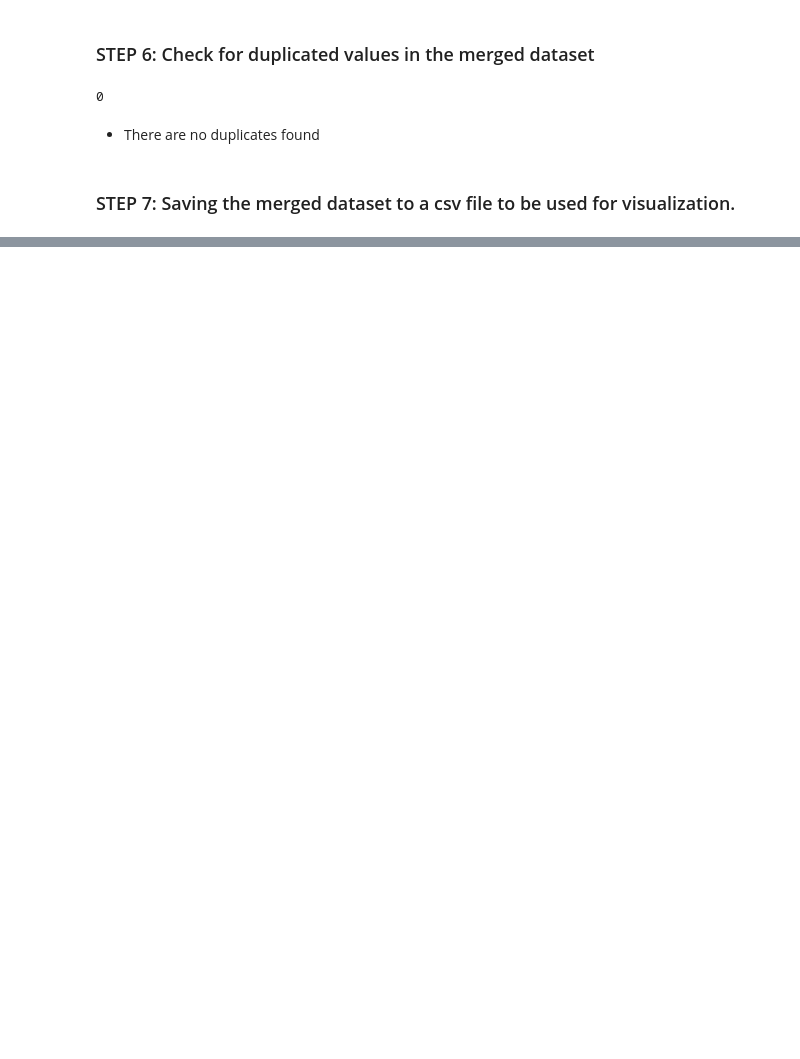
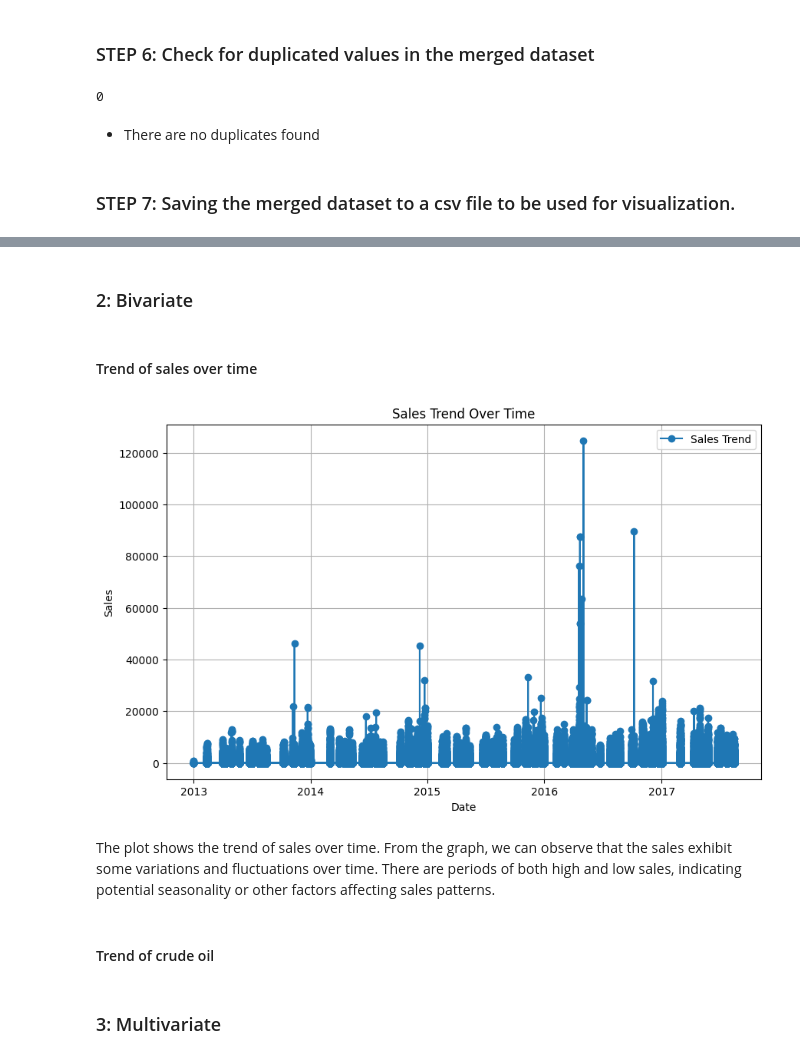
Before and after one commit to analystdee/LP3-Reggression-project, a Jupyter notebook: file.ipynb, the cells around one changed output, grey strips where cells are left out. Cells and saved outputs as stored; diff of their text form; code cells hidden in the pictures; blank space fills up the shorter version.

```diff
--- a/file.ipynb
+++ b/file.ipynb
@@ -515,0 +612,4 @@ merged_data.head()
+# %% [markdown]
+### 2: Bivariate
+# %% [markdown]
+#### Trend of sales over time
@@ -515,0 +625,16 @@ merged_data.head()
+# %%
+
+plt.figure(figsize=(10, 6))
+plt.plot(merged_data['date'], merged_data['sales'], label='Sales Trend', marker='o', linestyle='-')
+plt.xlabel('Date')
+plt.ylabel('Sales')
+plt.title('Sales Trend Over Time')
+plt.grid(True)
+plt.legend()
+plt.show()
+# %% [output]
+[figure, added]
+# %% [markdown]
+The plot shows the trend of sales over time. From the graph, we can observe that the sales exhibit some variations and fluctuations over time. There are periods of both high and low sales, indicating potential seasonality or other factors affecting sales patterns.
+# %% [markdown]
+#### Trend of crude oil
@@ -515,0 +646,2 @@ merged_data.head()
+# %% [markdown]
+### 3: Multivariate
```
Also changed, not shown: parts of 16 cells of this notebook.
